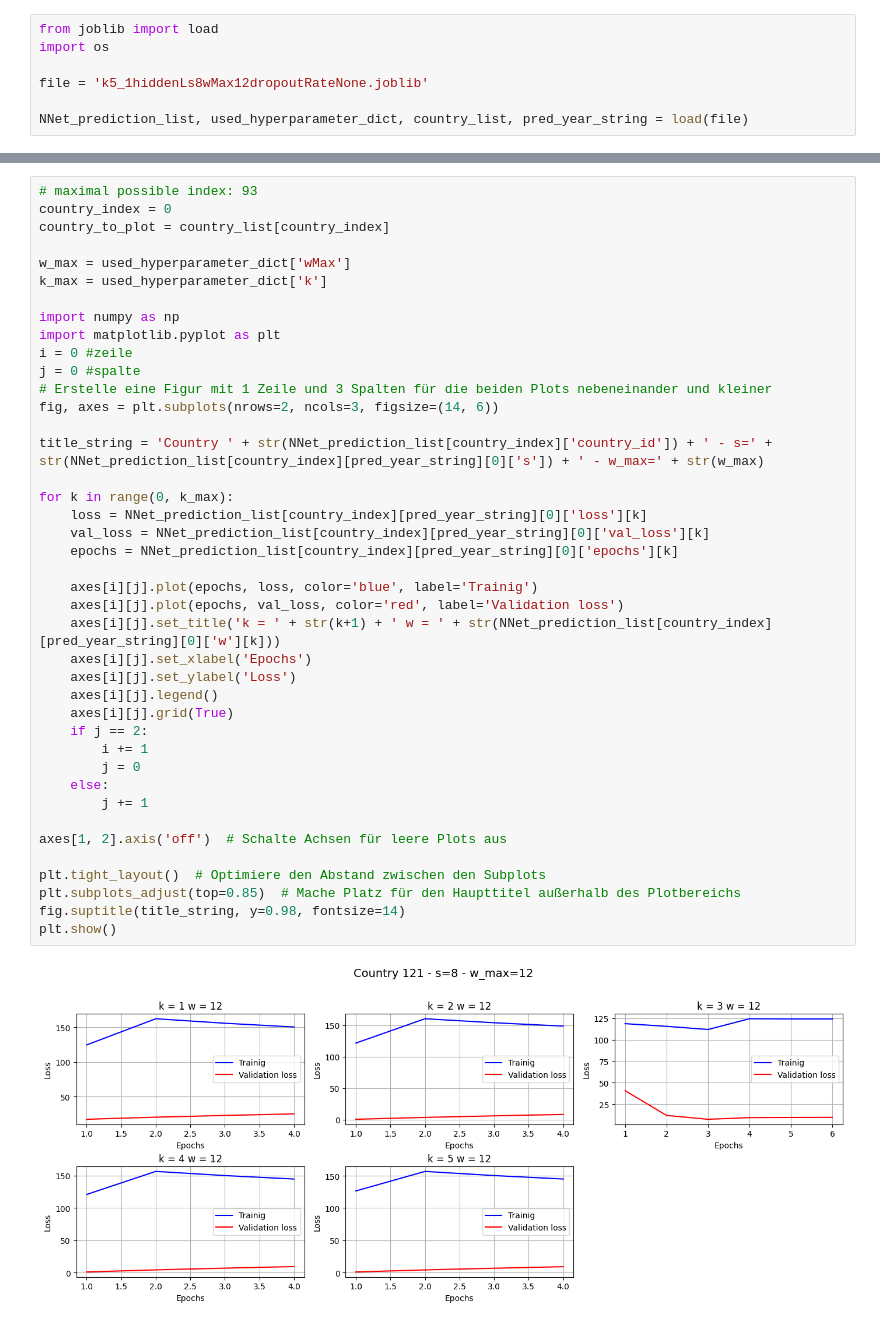
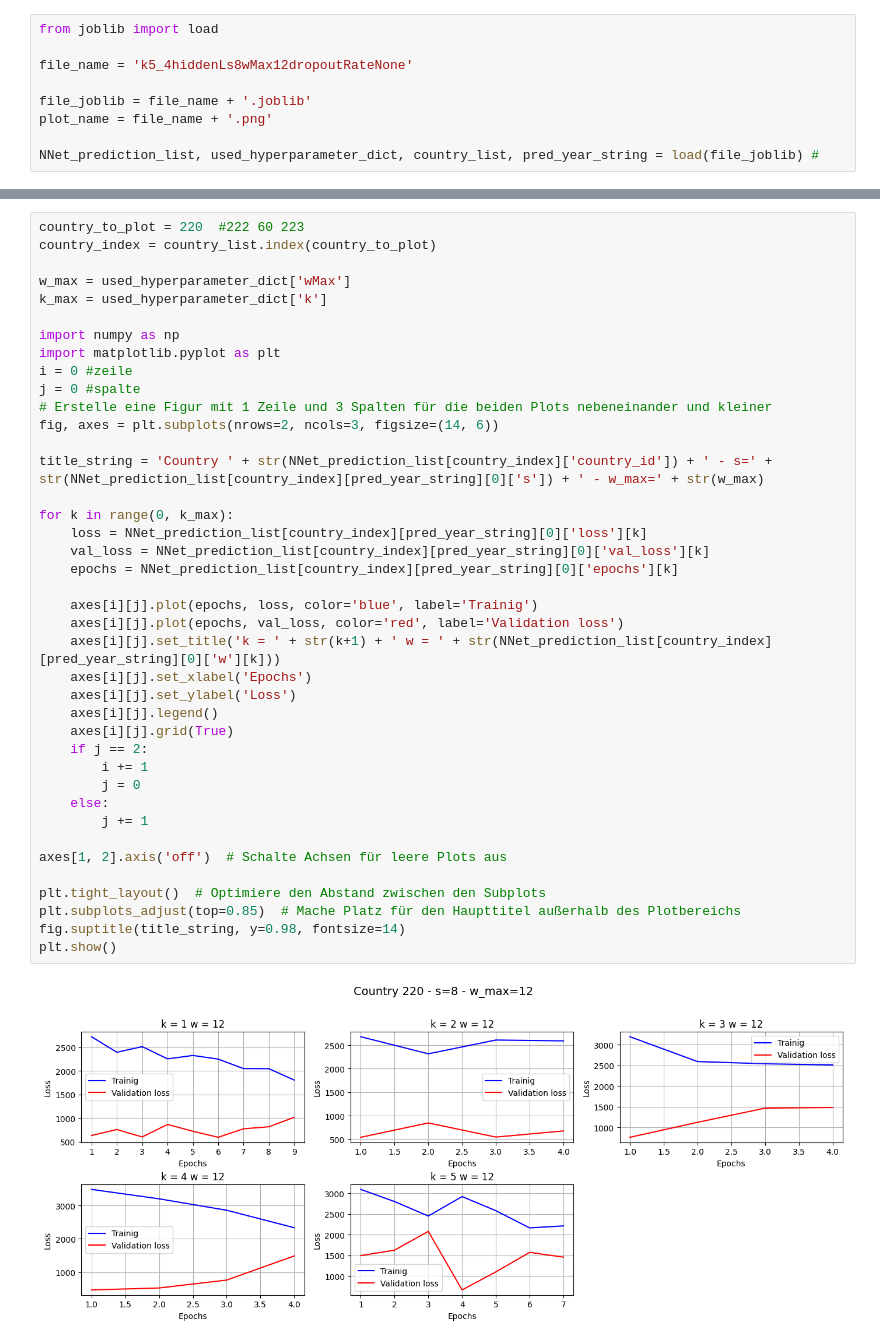
Before and after one commit to toboden/ConflictPredProbabilistic, a Jupyter notebook: hyperparam_data/validation_hyperparam_plot.ipynb, the cells around one changed output, grey strips where cells are left out. Saved outputs shown, nothing was run; the diff lists cells and outputs as text.

```diff
--- a/hyperparam_data/validation_hyperparam_plot.ipynb
+++ b/hyperparam_data/validation_hyperparam_plot.ipynb
@@ -1,7 +1,9 @@
 # %%
 from joblib import load
-import os
 
-file = 'k5_1hiddenLs8wMax12dropoutRateNone.joblib'
+file_name = 'k5_4hiddenLs8wMax12dropoutRateNone'
 
-NNet_prediction_list, used_hyperparameter_dict, country_list, pred_year_string = load(file)
+file_joblib = file_name + '.joblib'
+plot_name = file_name + '.png'
+
+NNet_prediction_list, used_hyperparameter_dict, country_list, pred_year_string = load(file_joblib) #
@@ -8,7 +24,6 @@ NNet_prediction_list, used_hyperparameter_dict, country_list, pred_year_string =
 # %%
-# maximal possible index: 93
-country_index = 0
-country_to_plot = country_list[country_index]
+country_to_plot = 220  #222 60 223
+country_index = country_list.index(country_to_plot)
 
 w_max = used_hyperparameter_dict['wMax']
 k_max = used_hyperparameter_dict['k']
@@ -20,31 +35,31 @@ j = 0 #spalte
 # Erstelle eine Figur mit 1 Zeile und 3 Spalten für die beiden Plots nebeneinander und kleiner
 fig, axes = plt.subplots(nrows=2, ncols=3, figsize=(14, 6))
 
 title_string = 'Country ' + str(NNet_prediction_list[country_index]['country_id']) + ' - s=' + str(NNet_prediction_list[country_index][pred_year_string][0]['s']) + ' - w_max=' + str(w_max)
 
 for k in range(0, k_max):
     loss = NNet_prediction_list[country_index][pred_year_string][0]['loss'][k]
     val_loss = NNet_prediction_list[country_index][pred_year_string][0]['val_loss'][k]
     epochs = NNet_prediction_list[country_index][pred_year_string][0]['epochs'][k]
 
     axes[i][j].plot(epochs, loss, color='blue', label='Trainig')
     axes[i][j].plot(epochs, val_loss, color='red', label='Validation loss')
     axes[i][j].set_title('k = ' + str(k+1) + ' w = ' + str(NNet_prediction_list[country_index][pred_year_string][0]['w'][k]))
     axes[i][j].set_xlabel('Epochs')
     axes[i][j].set_ylabel('Loss')
     axes[i][j].legend()
     axes[i][j].grid(True)
     if j == 2:
         i += 1
         j = 0
     else:
         j += 1
 
 axes[1, 2].axis('off')  # Schalte Achsen für leere Plots aus
 
 plt.tight_layout()  # Optimiere den Abstand zwischen den Subplots
 plt.subplots_adjust(top=0.85)  # Mache Platz für den Haupttitel außerhalb des Plotbereichs
 fig.suptitle(title_string, y=0.98, fontsize=14)
 plt.show()
 # %% [output]
-[figure, old version]
+[figure, new version]
```
Also changed, not shown: parts of 4 cells of this notebook, 9 other files.
